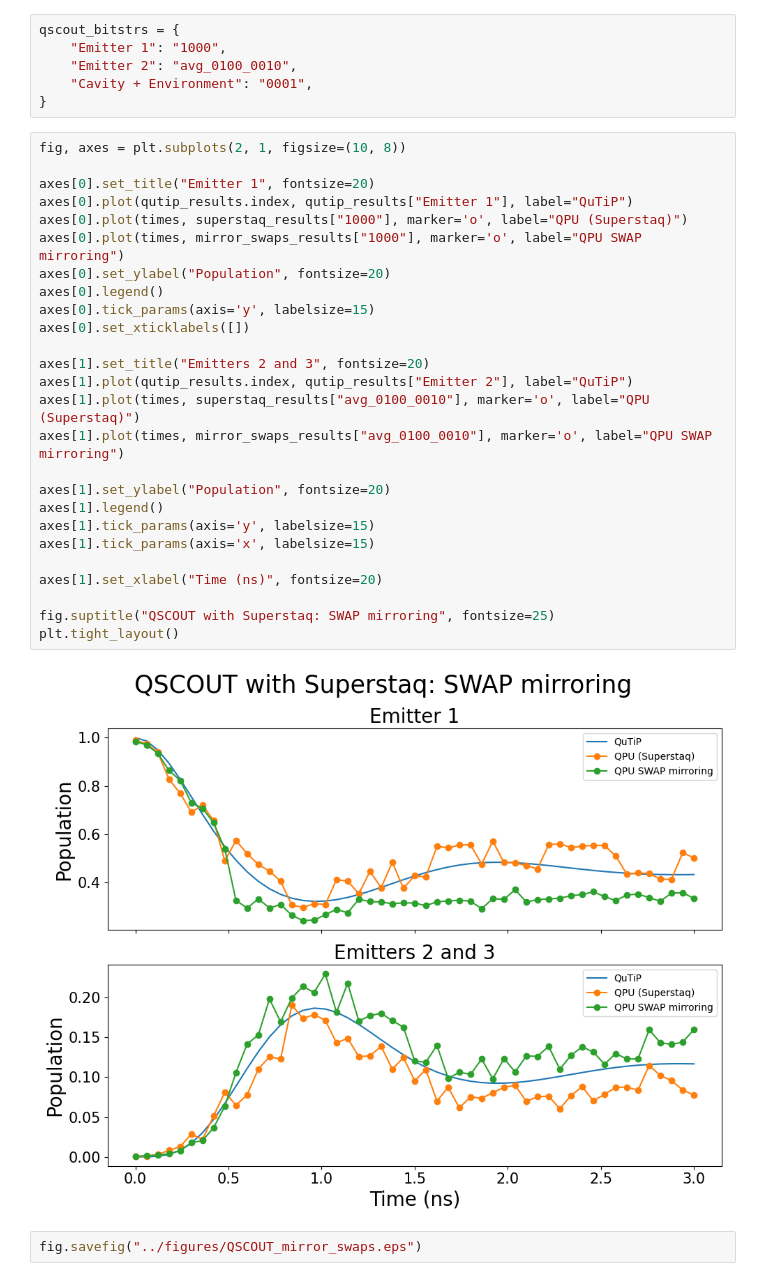
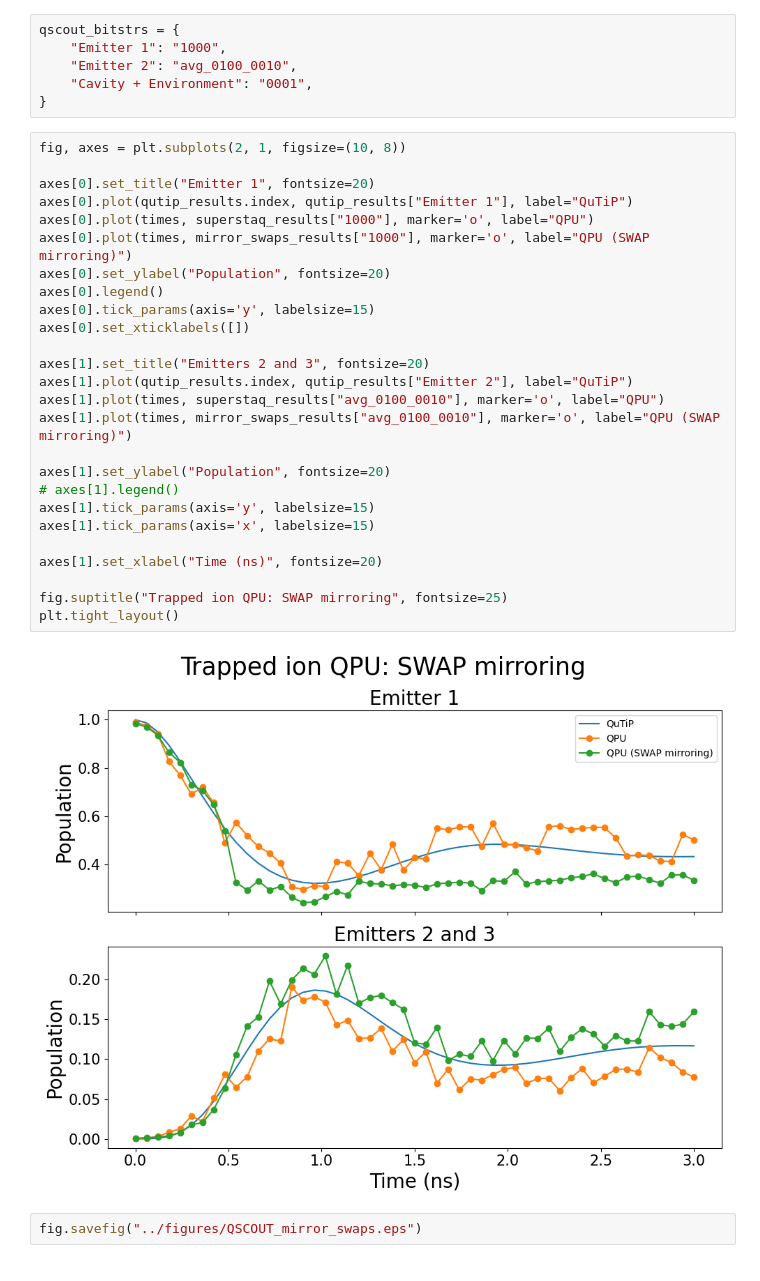
Before and after one commit to radulaski/CQED_quantum_simulation, a Jupyter notebook: notebooks/QSCOUT_mirror_swaps.ipynb, the cells around one changed output. Cells and saved outputs as stored; diff of their text form.

```diff
--- a/notebooks/QSCOUT_mirror_swaps.ipynb
+++ b/notebooks/QSCOUT_mirror_swaps.ipynb
@@ -58,31 +58,31 @@ qscout_bitstrs = {
 # %%
 fig, axes = plt.subplots(2, 1, figsize=(10, 8))
 
 axes[0].set_title("Emitter 1", fontsize=20)
 axes[0].plot(qutip_results.index, qutip_results["Emitter 1"], label="QuTiP")
-axes[0].plot(times, superstaq_results["1000"], marker='o', label="QPU (Superstaq)")
-axes[0].plot(times, mirror_swaps_results["1000"], marker='o', label="QPU SWAP mirroring")
+axes[0].plot(times, superstaq_results["1000"], marker='o', label="QPU")
+axes[0].plot(times, mirror_swaps_results["1000"], marker='o', label="QPU (SWAP mirroring)")
 axes[0].set_ylabel("Population", fontsize=20)
 axes[0].legend()
 axes[0].tick_params(axis='y', labelsize=15)
 axes[0].set_xticklabels([])
 
 axes[1].set_title("Emitters 2 and 3", fontsize=20)
 axes[1].plot(qutip_results.index, qutip_results["Emitter 2"], label="QuTiP")
-axes[1].plot(times, superstaq_results["avg_0100_0010"], marker='o', label="QPU (Superstaq)")
-axes[1].plot(times, mirror_swaps_results["avg_0100_0010"], marker='o', label="QPU SWAP mirroring")
+axes[1].plot(times, superstaq_results["avg_0100_0010"], marker='o', label="QPU")
+axes[1].plot(times, mirror_swaps_results["avg_0100_0010"], marker='o', label="QPU (SWAP mirroring)")
 
 axes[1].set_ylabel("Population", fontsize=20)
-axes[1].legend()
+# axes[1].legend()
 axes[1].tick_params(axis='y', labelsize=15)
 axes[1].tick_params(axis='x', labelsize=15)
 
 axes[1].set_xlabel("Time (ns)", fontsize=20)
 
-fig.suptitle("QSCOUT with Superstaq: SWAP mirroring", fontsize=25)
+fig.suptitle("Trapped ion QPU: SWAP mirroring", fontsize=25)
 plt.tight_layout()
 # %% [output]
-[figure, old version]
+[figure, new version]
 # %%
 fig.savefig("../figures/QSCOUT_mirror_swaps.eps")
 # %% [output]
```
Also changed, not shown: 3 other files.
